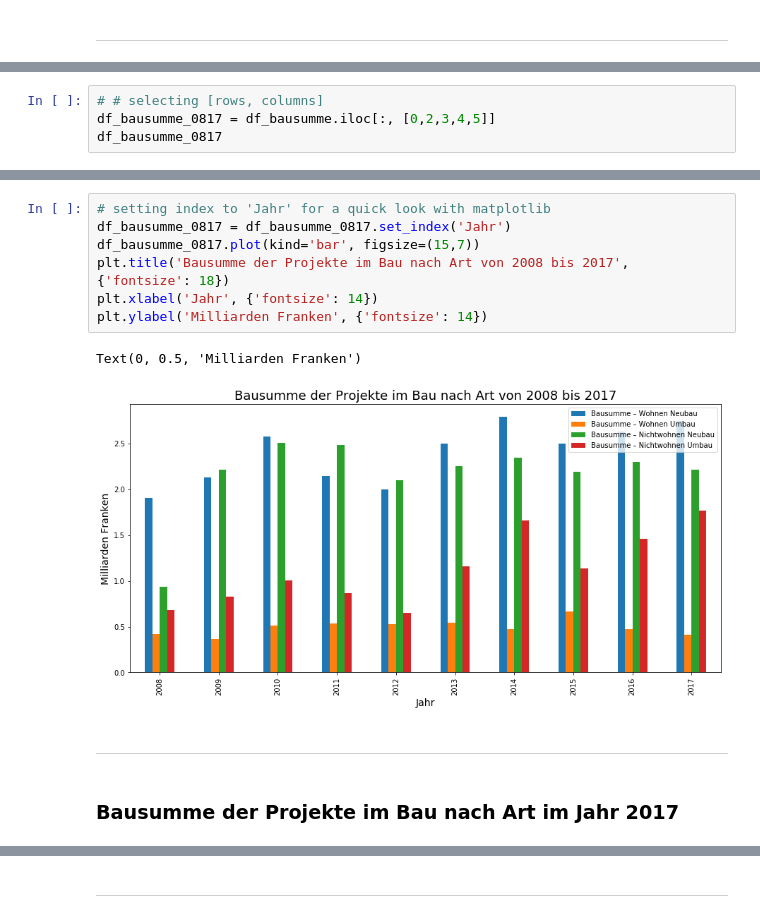
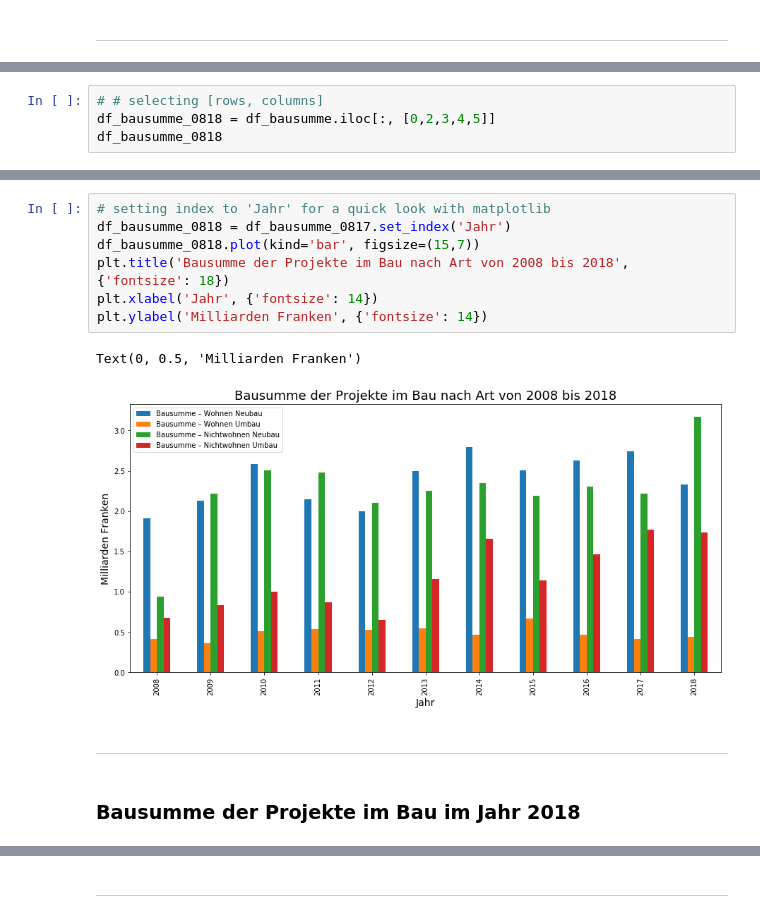
Before and after one commit to JonnyGrafico/MAZ-CAS-DJ18-19_Abschlussarbeit, a Jupyter notebook: 04-02 Bauprojekte im Bau – Analysis.ipynb, the cells around one changed output, grey strips where cells are left out. Drawn from its saved outputs; the diff is of its cells as text.

```diff
--- a/04-02 Bauprojekte im Bau – Analysis.ipynb
+++ b/04-02 Bauprojekte im Bau – Analysis.ipynb
@@ -300,7 +244,7 @@ Text(0, 0.5, 'Milliarden Franken')
 # %%
 # # selecting [rows, columns]
-df_bausumme_0817 = df_bausumme.iloc[:, [0,2,3,4,5]]
-df_bausumme_0817
+df_bausumme_0818 = df_bausumme.iloc[:, [0,2,3,4,5]]
+df_bausumme_0818
 # %% [output]
 |  | Jahr | Bausumme – Wohnen Neubau | Bausumme – Wohnen Umbau | Bausumme – Nichtwohnen Neubau | Bausumme – Nichtwohnen Umbau |
 | 0 | 2008 | 1.909389 | 0.417292 | 0.938757 | 0.678453 |
@@ -316,16 +261,16 @@ df_bausumme_0817
 # %%
 # setting index to 'Jahr' for a quick look with matplotlib
-df_bausumme_0817 = df_bausumme_0817.set_index('Jahr')
-df_bausumme_0817.plot(kind='bar', figsize=(15,7))
-plt.title('Bausumme der Projekte im Bau nach Art von 2008 bis 2017', {'fontsize': 18})
+df_bausumme_0818 = df_bausumme_0817.set_index('Jahr')
+df_bausumme_0818.plot(kind='bar', figsize=(15,7))
+plt.title('Bausumme der Projekte im Bau nach Art von 2008 bis 2018', {'fontsize': 18})
 plt.xlabel('Jahr', {'fontsize': 14})
 plt.ylabel('Milliarden Franken', {'fontsize': 14})
 # %% [output]
 Text(0, 0.5, 'Milliarden Franken')
-[figure, old version]
+[figure, new version]
 # %% [markdown]
 ------------
 # %% [markdown]
-### Bausumme der Projekte im Bau nach Art im Jahr 2017
+### Bausumme der Projekte im Bau im Jahr 2018
 # %%
 # # selecting [rows, columns]
```
Also changed, not shown: parts of 25 cells of this notebook, 34 other files.
